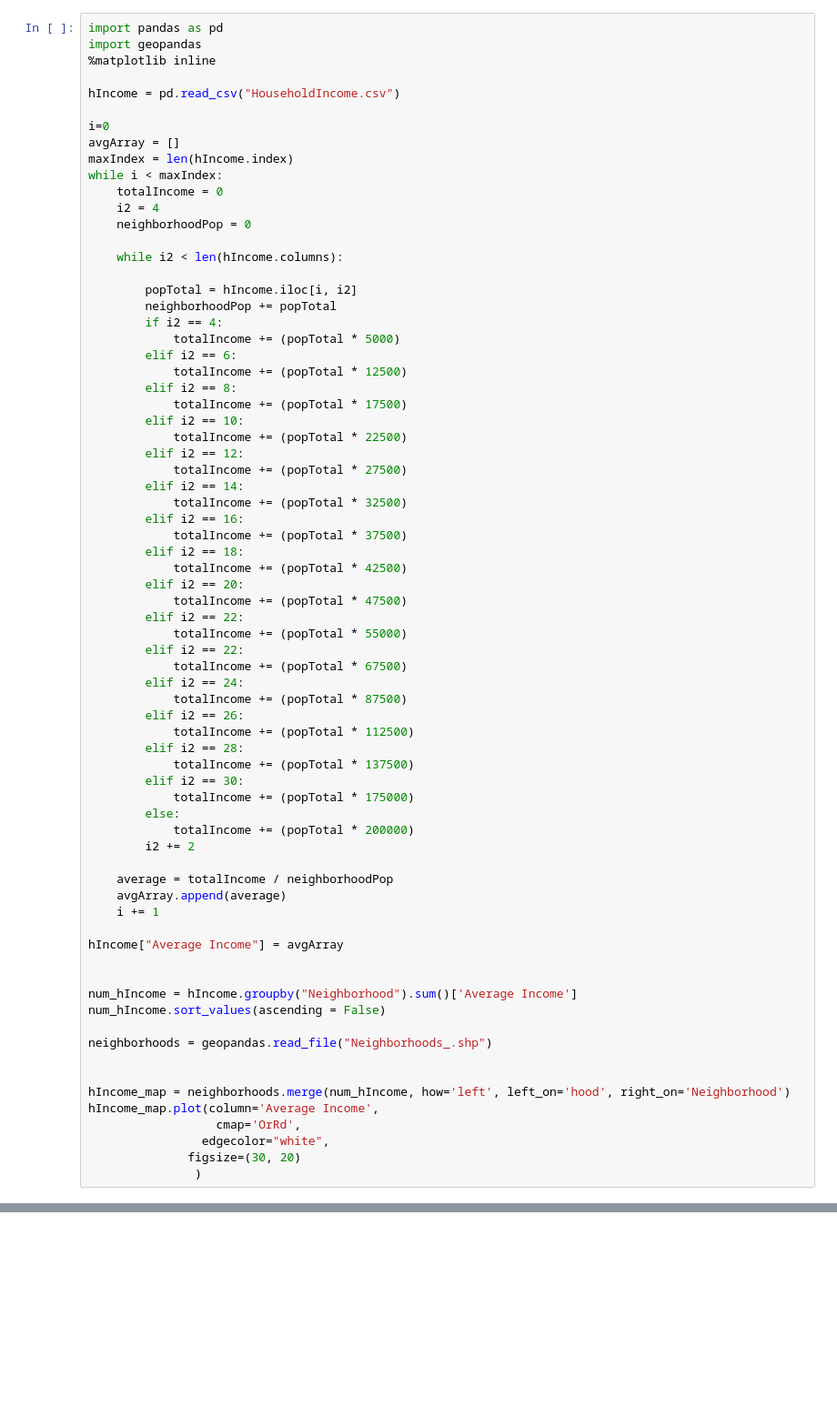
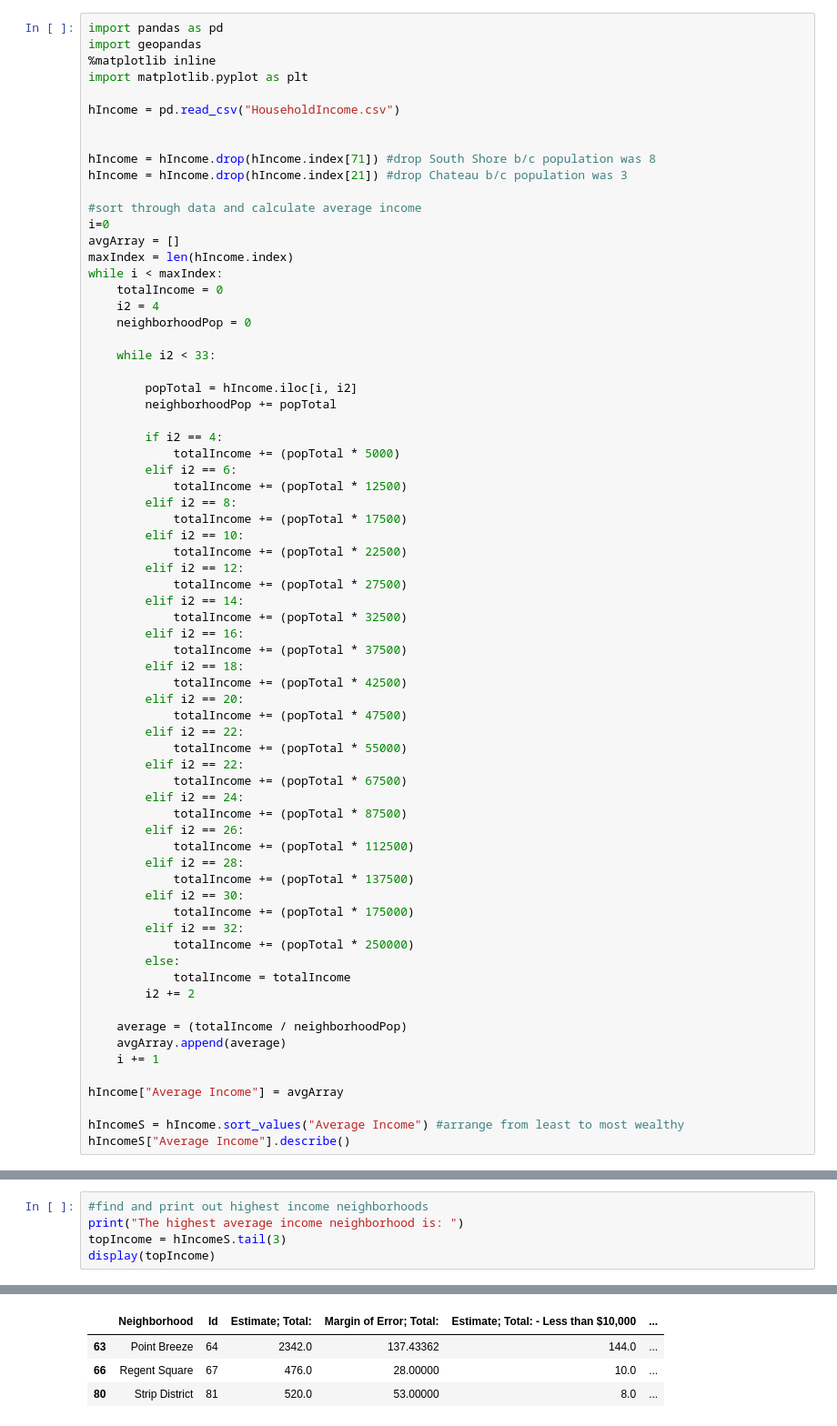
Before and after one commit to Amw298/final-project, a Jupyter notebook: christian.ipynb, the cells around one changed output, grey strips where cells are left out. Shown: that part at 91% size. Saved outputs shown, nothing was run; the diff lists cells and outputs as text; blank space fills up the shorter version.

```diff
--- a/christian.ipynb
+++ b/christian.ipynb
@@ -7,9 +7,15 @@ Description: Essentially, this shows whether or not customers are being charged
 import pandas as pd
 import geopandas
 %matplotlib inline
+import matplotlib.pyplot as plt
 
 hIncome = pd.read_csv("HouseholdIncome.csv")
 
+
+hIncome = hIncome.drop(hIncome.index[71]) #drop South Shore b/c population was 8
+hIncome = hIncome.drop(hIncome.index[21]) #drop Chateau b/c population was 3
+
+#sort through data and calculate average income
 i=0
 avgArray = []
 maxIndex = len(hIncome.index)
@@ -18,10 +24,11 @@ while i < maxIndex:
     i2 = 4
     neighborhoodPop = 0
 
-    while i2 < len(hIncome.columns):
+    while i2 < 33:
 
         popTotal = hIncome.iloc[i, i2]
         neighborhoodPop += popTotal
+
         if i2 == 4:
             totalIncome += (popTotal * 5000)
         elif i2 == 6:
@@ -52,27 +59,18 @@ while i < maxIndex:
             totalIncome += (popTotal * 137500)
         elif i2 == 30:
             totalIncome += (popTotal * 175000)
+        elif i2 == 32:
+            totalIncome += (popTotal * 250000)
         else:
-            totalIncome += (popTotal * 200000)
+            totalIncome = totalIncome
         i2 += 2
 
-    average = totalIncome / neighborhoodPop
+    average = (totalIncome / neighborhoodPop)
     avgArray.append(average)
     i += 1
 
 hIncome["Average Income"] = avgArray
 
-
-num_hIncome = hIncome.groupby("Neighborhood").sum()['Average Income']
-num_hIncome.sort_values(ascending = False)
-
-neighborhoods = geopandas.read_file("Neighborhoods_.shp")
-
-
-hIncome_map = neighborhoods.merge(num_hIncome, how='left', left_on='hood', right_on='Neighborhood')
-hIncome_map.plot(column='Average Income',
-                  cmap='OrRd',
-                edgecolor="white",
-              figsize=(30, 20)
-               )
+hIncomeS = hIncome.sort_values("Average Income") #arrange from least to most wealthy
+hIncomeS["Average Income"].describe()
 # %% [output]
@@ -153,0 +122,6 @@ NOTE: This is very temporary. I am still working out the best way to plot the da
+# %%
+#find and print out highest income neighborhoods
+print("The highest average income neighborhood is: ")
+topIncome = hIncomeS.tail(3)
+display(topIncome)
+# %% [output]
@@ -153,0 +129,4 @@ NOTE: This is very temporary. I am still working out the best way to plot the da
+|  | Neighborhood | Id | Estimate; Total: | Margin of Error; Total: | Estimate; Total: - Less than $10,000 | ... |
+| 63 | Point Breeze | 64 | 2342.0 | 137.43362 | 144.0 | ... |
+| 66 | Regent Square | 67 | 476.0 | 28.00000 | 10.0 | ... |
+| 80 | Strip District | 81 | 520.0 | 53.00000 | 8.0 | ... |
```
Also changed, not shown: parts of 18 cells of this notebook, 6 other files.
